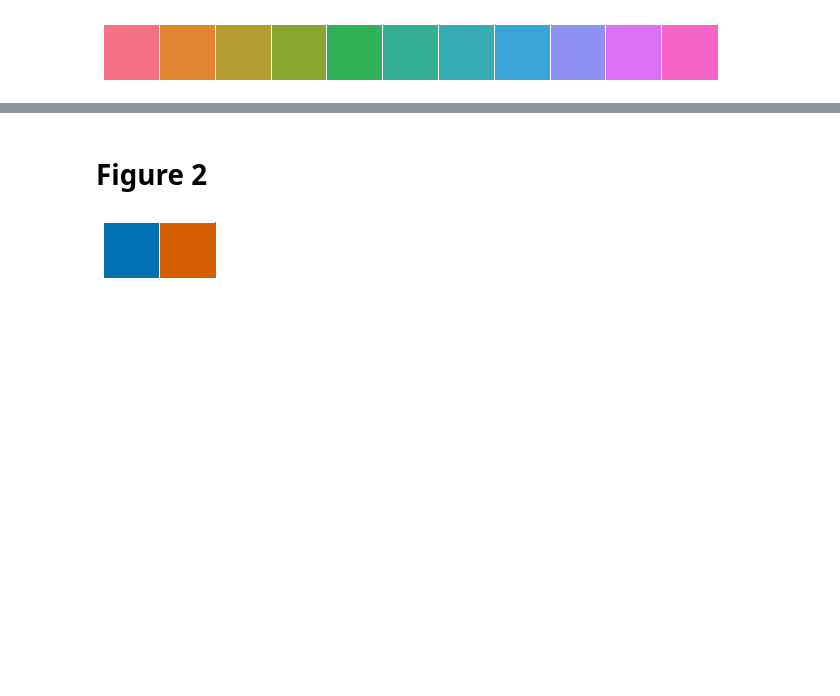
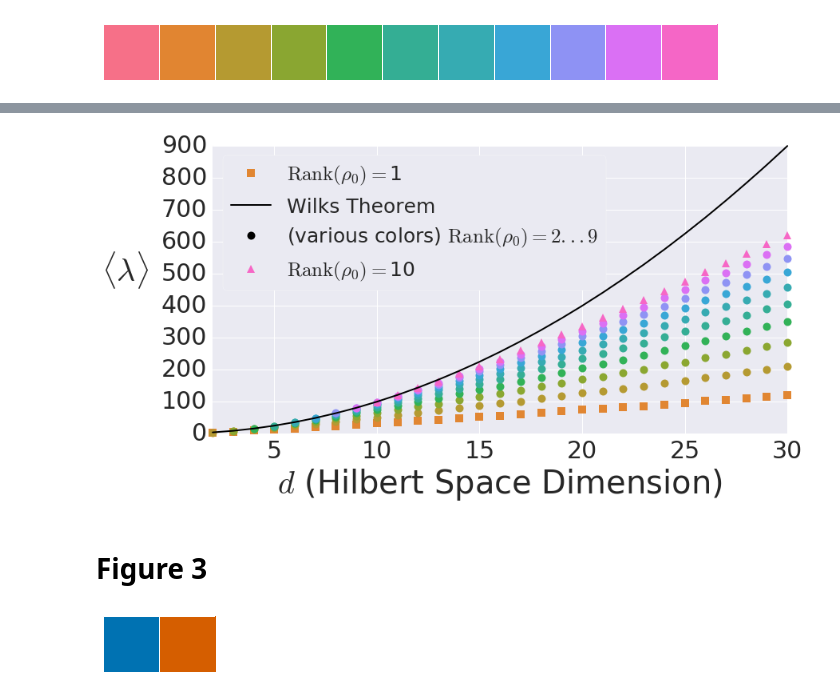
Before and after one commit to Travis-S/arxiv_1609.04385, a Jupyter notebook: Figure_Generation.ipynb, the cells around one changed output, grey strips where cells are left out. Drawn from its saved outputs; the diff is of its cells as text; code cells hidden in the pictures; blank space fills up the shorter version.

```diff
--- a/Figure_Generation.ipynb
+++ b/Figure_Generation.ipynb
@@ -216,5 +174,59 @@ plt.show()
+# %%
+fig = plt.figure(figsize=(10, 5))
+ax = fig.add_axes([0, 0, 1, 1])
+
+counter  = 1
+
+for r in ranks:
+    X = df[df['rankTrue'] == r]['dimRec'].values
+    Y = df[df['rankTrue'] == r]['llrs'].values
+    if r in [min(ranks), max(ranks)]:
+        label = r'$\mathrm{Rank}(\rho_{0})=$'+ '{0}'.format(r)
+    else:
+        label = ''
+
+    if r == 1:
+        marker = 's'
+    elif r == 10:
+        marker = '^'
+    else:
+        marker = 'o'
+
+    ax.plot(X, Y, clip_on=False, ls='', color=colors2[counter],\
+            marker=marker, markersize=10, label=label , alpha=1)
+    counter += 1
+
+X = df[df['rankTrue'] == 1]['dimRec'].values
+Y = df[df['rankTrue'] == 1]['Wilks_Theorem'].values
+
+ax.plot(X, Y, ls='-', marker='', lw=2, clip_on=False,\
+        color='black', label='Wilks Theorem')
+
+temp = ax.plot([], [], ls='', color='black', marker='o',
+                          markersize=10, label=r'(various colors) $\mathrm{Rank}(\rho_{0}) = 2...9$')
+
+handles, labels = ax.get_legend_handles_labels()
+ix = [0, 2, 3, 1]
+handles = list(np.array(handles)[ix])
+labels = list(np.array(labels)[ix])
+
+ax.legend(loc=0, fontsize=25, frameon=True, fancybox=True, handles=handles, labels=labels)
+
+ax.set_xlabel(r'$d$ (Hilbert Space Dimension)', fontsize=40)
+ax.set_ylabel(r'$\langle \lambda\rangle$', fontsize=40, rotation=0, labelpad=45)
+for s in ['x', 'y']:
+    ax.tick_params(axis=s, labelsize=30)
+ax.set_xlim([2, 30])
+
+
+if save:
+    for t in ['pdf', 'svg']: fig.savefig('Images/Figure_2.{0}'.format(t), format=t, bbox_inches='tight')
+
+plt.show()
+# %% [output]
+[figure, added]
 # %% [markdown]
-Figure 2
+Figure 3
 ============
 # %%
 try:
```
Also changed, not shown: parts of 21 cells of this notebook, 24 other files.
